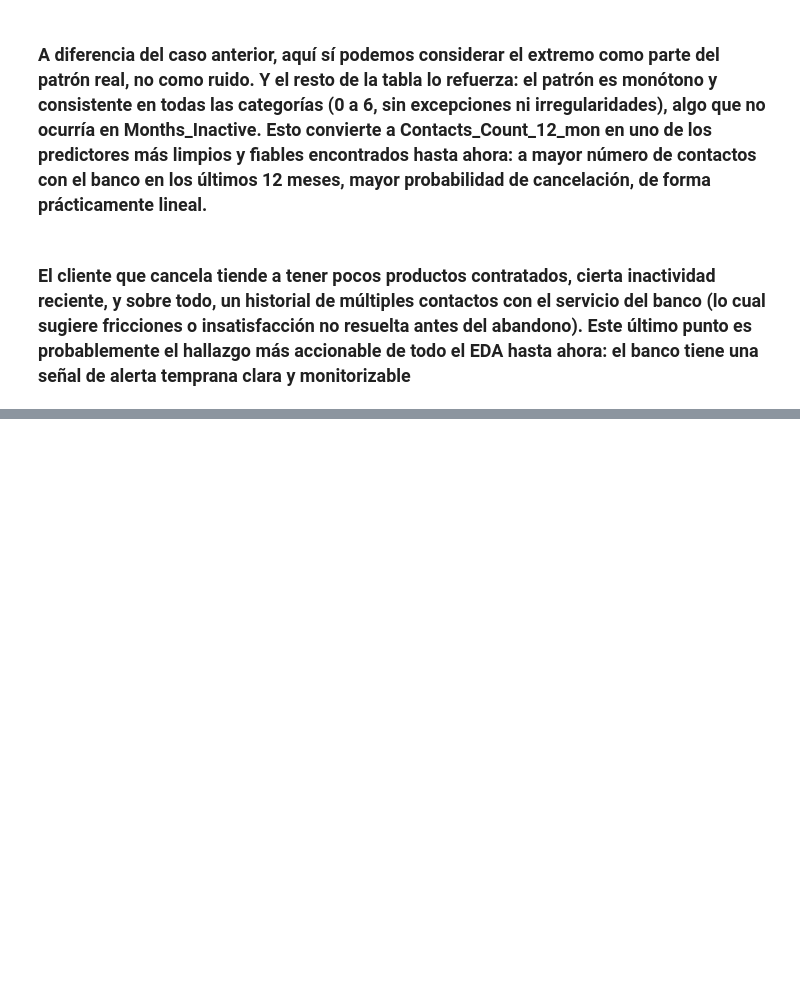
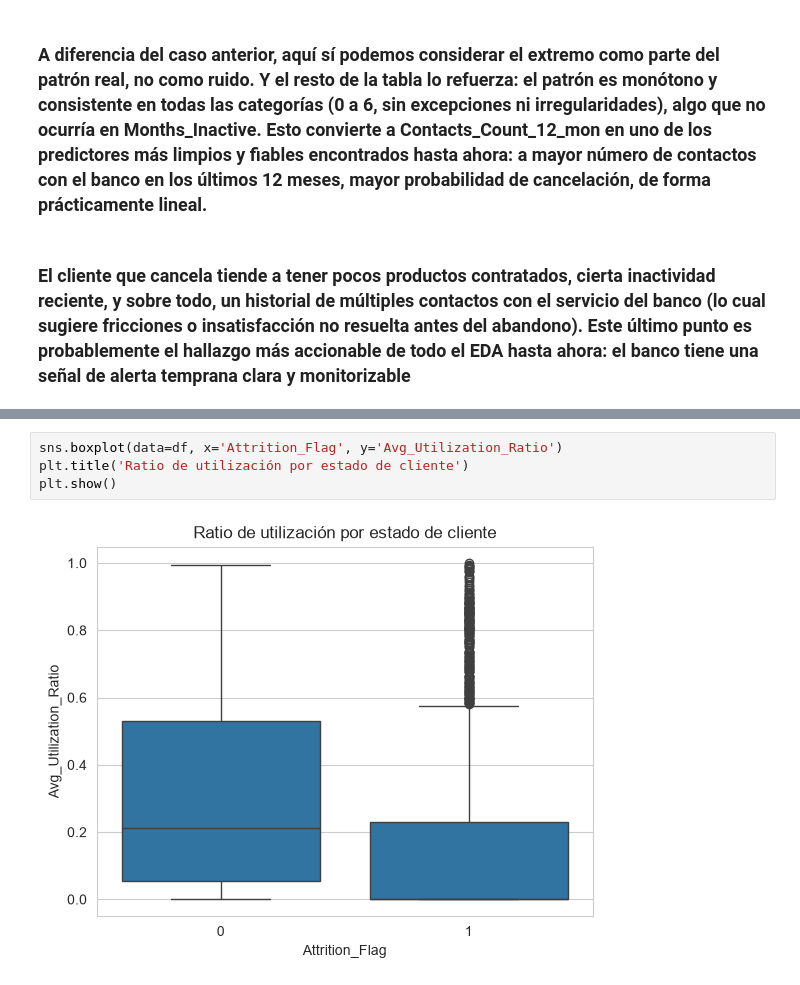
Before and after one commit to Dende8/Credit_Card_Churners, a Jupyter notebook: notebooks/eda.ipynb, the cells around one changed output, grey strips where cells are left out. Saved outputs shown, nothing was run; the diff lists cells and outputs as text; blank space fills up the shorter version.

```diff
--- a/notebooks/eda.ipynb
+++ b/notebooks/eda.ipynb
@@ -241,0 +257,6 @@ Name: count, dtype: int64
+# %%
+sns.boxplot(data=df, x='Attrition_Flag', y='Avg_Utilization_Ratio')
+plt.title('Ratio de utilización por estado de cliente')
+plt.show()
+# %% [output]
+[figure, added]
```
Also changed, not shown: parts of 18 cells of this notebook.
